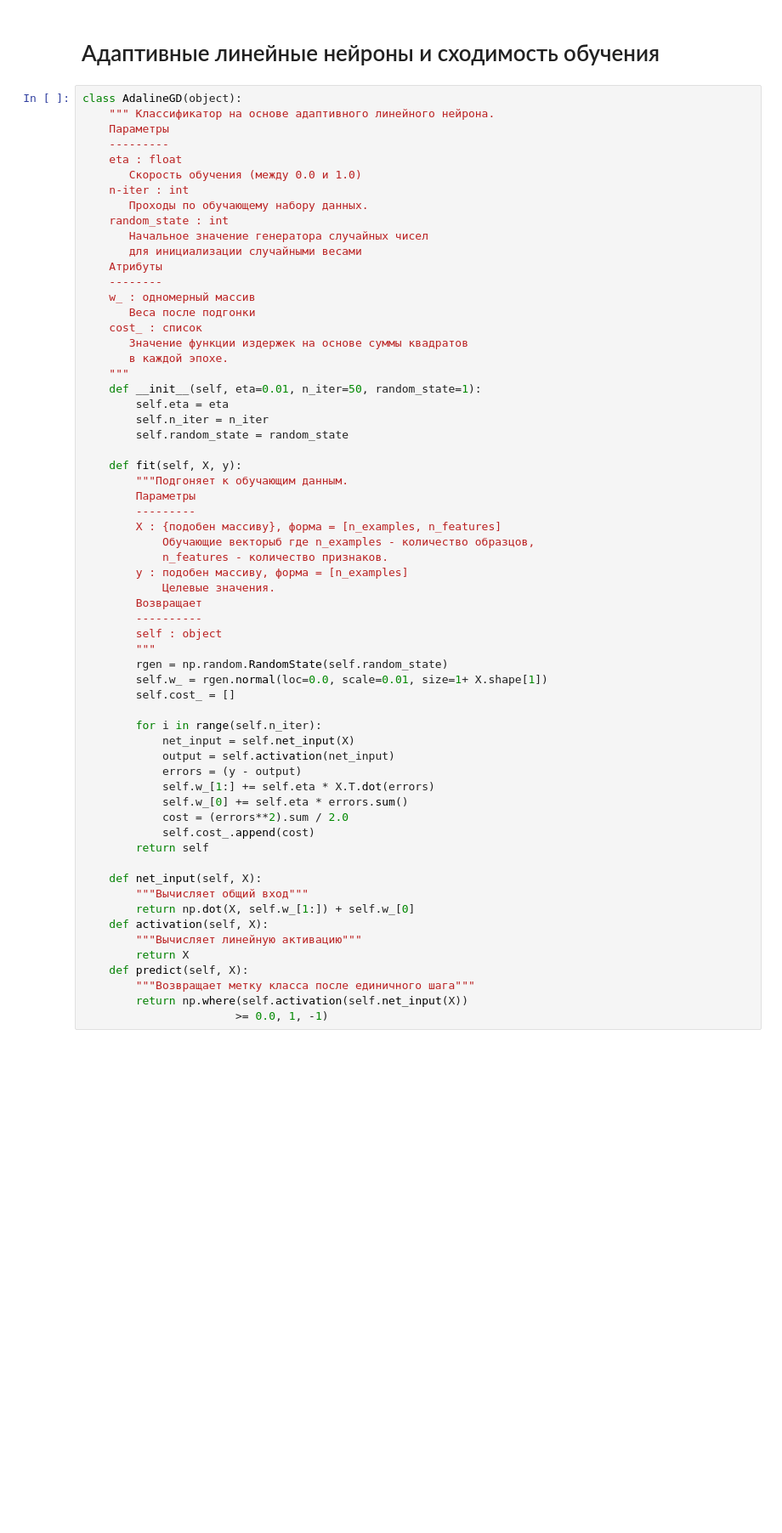
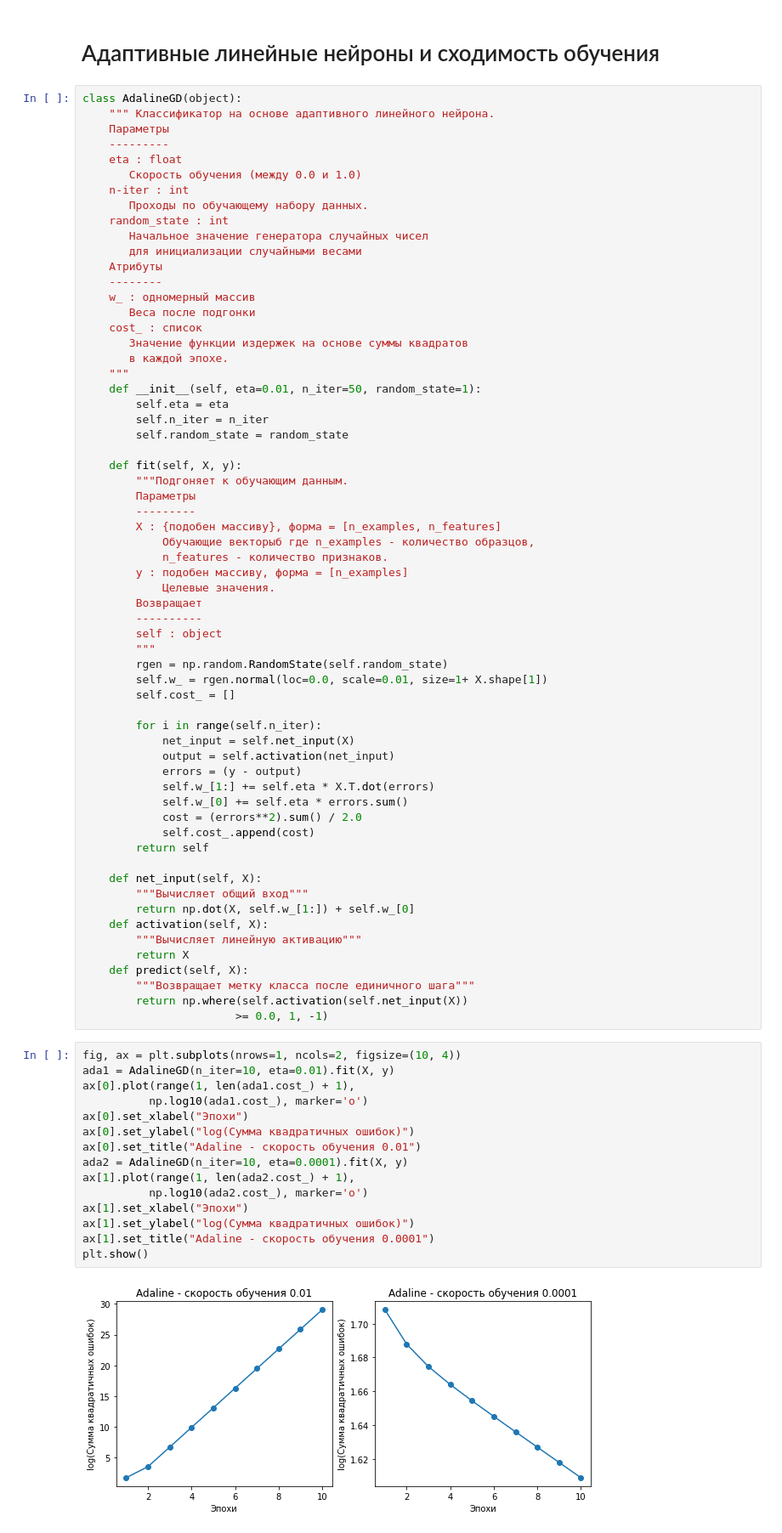
Before and after one commit to fray517/ml, a Jupyter notebook: Rashka.ipynb, the cells around one changed output. Shown at 85% size. Drawn from its saved outputs; the diff is of its cells as text; blank space fills up the shorter version.

```diff
--- a/Rashka.ipynb
+++ b/Rashka.ipynb
@@ -195,7 +195,7 @@ class AdalineGD(object):
             errors = (y - output)
             self.w_[1:] += self.eta * X.T.dot(errors)
             self.w_[0] += self.eta * errors.sum()
-            cost = (errors**2).sum / 2.0
+            cost = (errors**2).sum() / 2.0
             self.cost_.append(cost)
         return self
 
@@ -209,3 +209,20 @@ class AdalineGD(object):
         """Возвращает метку класса после единичного шага"""
         return np.where(self.activation(self.net_input(X))
                        >= 0.0, 1, -1)
+# %%
+fig, ax = plt.subplots(nrows=1, ncols=2, figsize=(10, 4))
+ada1 = AdalineGD(n_iter=10, eta=0.01).fit(X, y)
+ax[0].plot(range(1, len(ada1.cost_) + 1),
+          np.log10(ada1.cost_), marker='o')
+ax[0].set_xlabel("Эпохи")
+ax[0].set_ylabel("log(Сумма квадратичных ошибок)")
+ax[0].set_title("Adaline - скорость обучения 0.01")
+ada2 = AdalineGD(n_iter=10, eta=0.0001).fit(X, y)
+ax[1].plot(range(1, len(ada2.cost_) + 1),
+          np.log10(ada2.cost_), marker='o')
+ax[1].set_xlabel("Эпохи")
+ax[1].set_ylabel("log(Сумма квадратичных ошибок)")
+ax[1].set_title("Adaline - скорость обучения 0.0001")
+plt.show()
+# %% [output]
+[figure, added]
```
Also changed, not shown: parts of 43 cells of this notebook, 1 other file.
